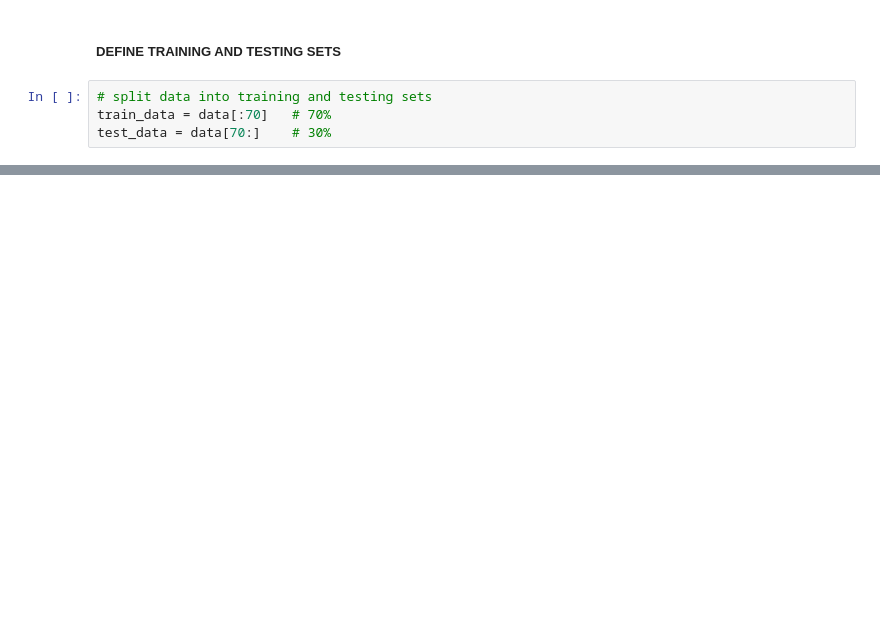
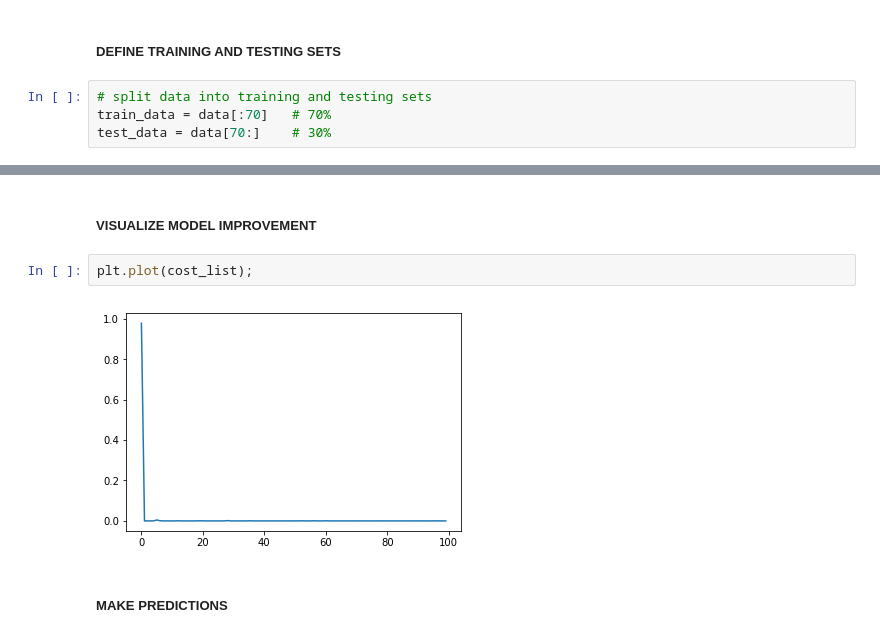
Before and after one commit to igerardoh/perceptron-learning-algorithm, a Jupyter notebook: perceptron-classifier.ipynb, the cells around one changed output, grey strips where cells are left out. Cells and saved outputs as stored; diff of their text form; blank space fills up the shorter version.

```diff
--- a/perceptron-classifier.ipynb
+++ b/perceptron-classifier.ipynb
@@ -60,0 +147,8 @@ test_data = data[70:]    # 30%
+# %% [markdown]
+##### VISUALIZE MODEL IMPROVEMENT
+# %%
+plt.plot(cost_list);
+# %% [output]
+[figure, added]
+# %% [markdown]
+##### MAKE PREDICTIONS
```
Also changed, not shown: parts of 5 cells of this notebook.
